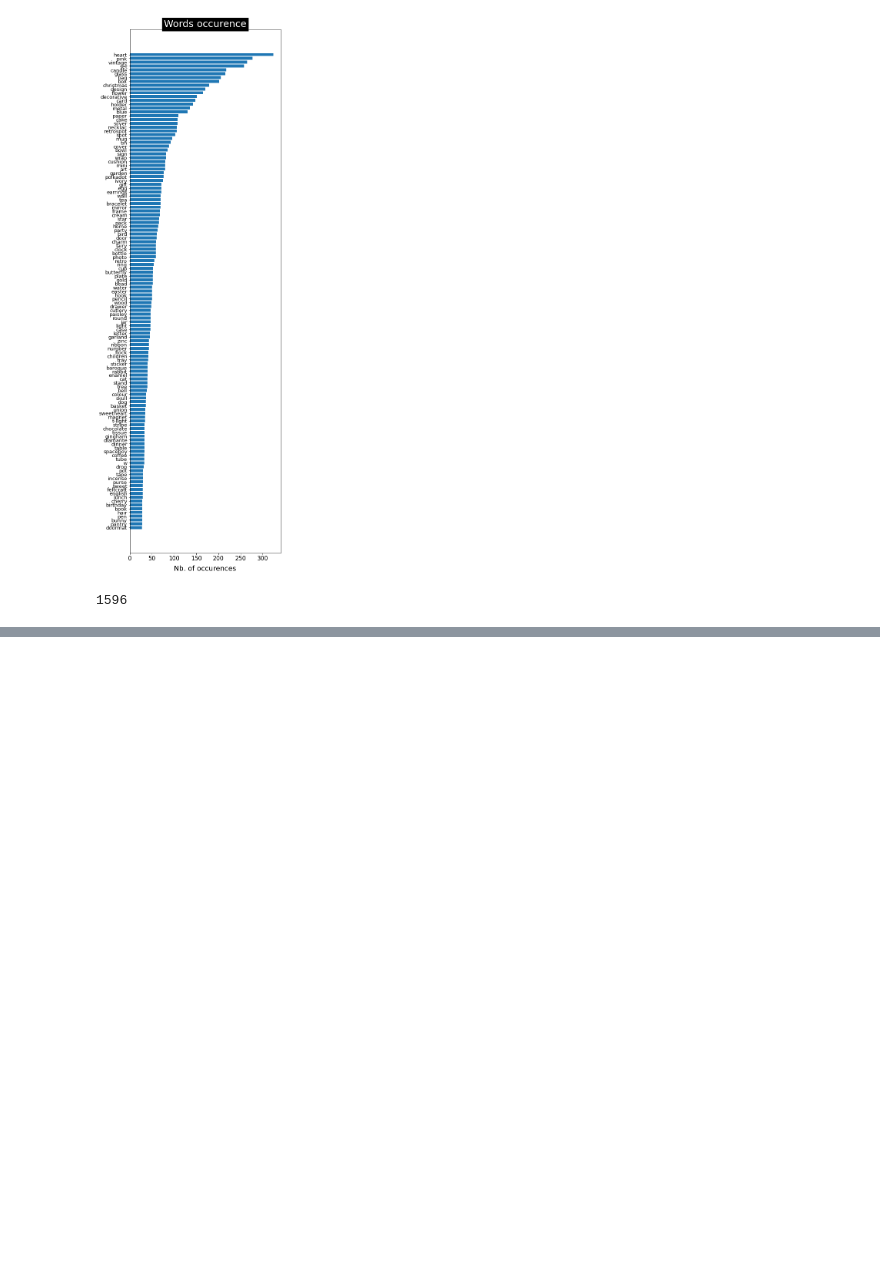
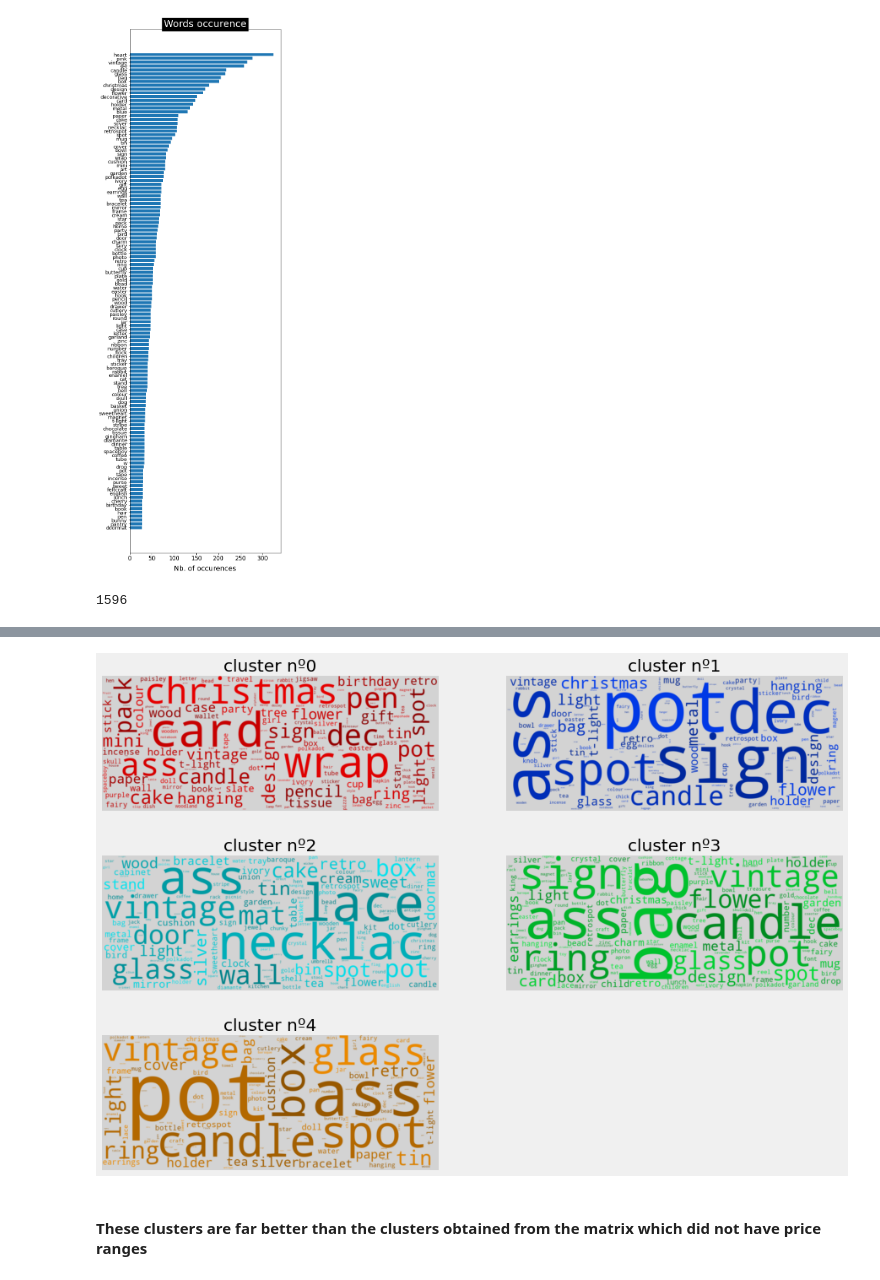
Before and after one commit to heisenberg1804/Customer-Retail-Data-Analysis, a Jupyter notebook: Customer_Retail_EDA.ipynb, the cells around one changed output, grey strips where cells are left out. Cells and saved outputs as stored; diff of their text form; code cells hidden in the pictures; blank space fills up the shorter version.

```diff
--- a/Customer_Retail_EDA.ipynb
+++ b/Customer_Retail_EDA.ipynb
@@ -723,0 +1053,11 @@ SyntaxError: invalid syntax (<ipython-input-184-2b1ffd8adc66>, line 1)
+# %%
+description_liste = pd.DataFrame(products_list)
+keywords = [word for (word, occurence) in keywords_list]
+
+occurence = [dict() for _ in range(n_clusters)]
+
+for i in range(n_clusters):
+    liste_cluster = description_liste.loc[clusters == i]
+    for word in keywords:
+        if word in ['art', 'set', 'heart', 'pink', 'blue', 'tag']: continue
+        occurence[i][word] = sum(liste_cluster.loc[:, 0].str.contains(word.upper()))
@@ -723,0 +1084,18 @@ SyntaxError: invalid syntax (<ipython-input-184-2b1ffd8adc66>, line 1)
+# %%
+#Creating word clouds
+
+fig = plt.figure(1, figsize=(14,14))
+color = [0, 160, 130, 95, 280, 40, 330, 110, 25]
+for i in range(n_clusters):
+    list_cluster_occurences = occurence[i]
+
+    tone = color[i] # define the color of the words
+    liste = []
+    for key, value in list_cluster_occurences.items():
+        liste.append([key, value])
+    liste.sort(key = lambda x:x[1], reverse = True)
+    make_wordcloud(liste, i+1)
+# %% [output]
+[figure, added]
+# %% [markdown]
+#### These clusters are far better than the clusters obtained from the matrix which did not have price ranges
```
Also changed, not shown: parts of 69 cells of this notebook.
